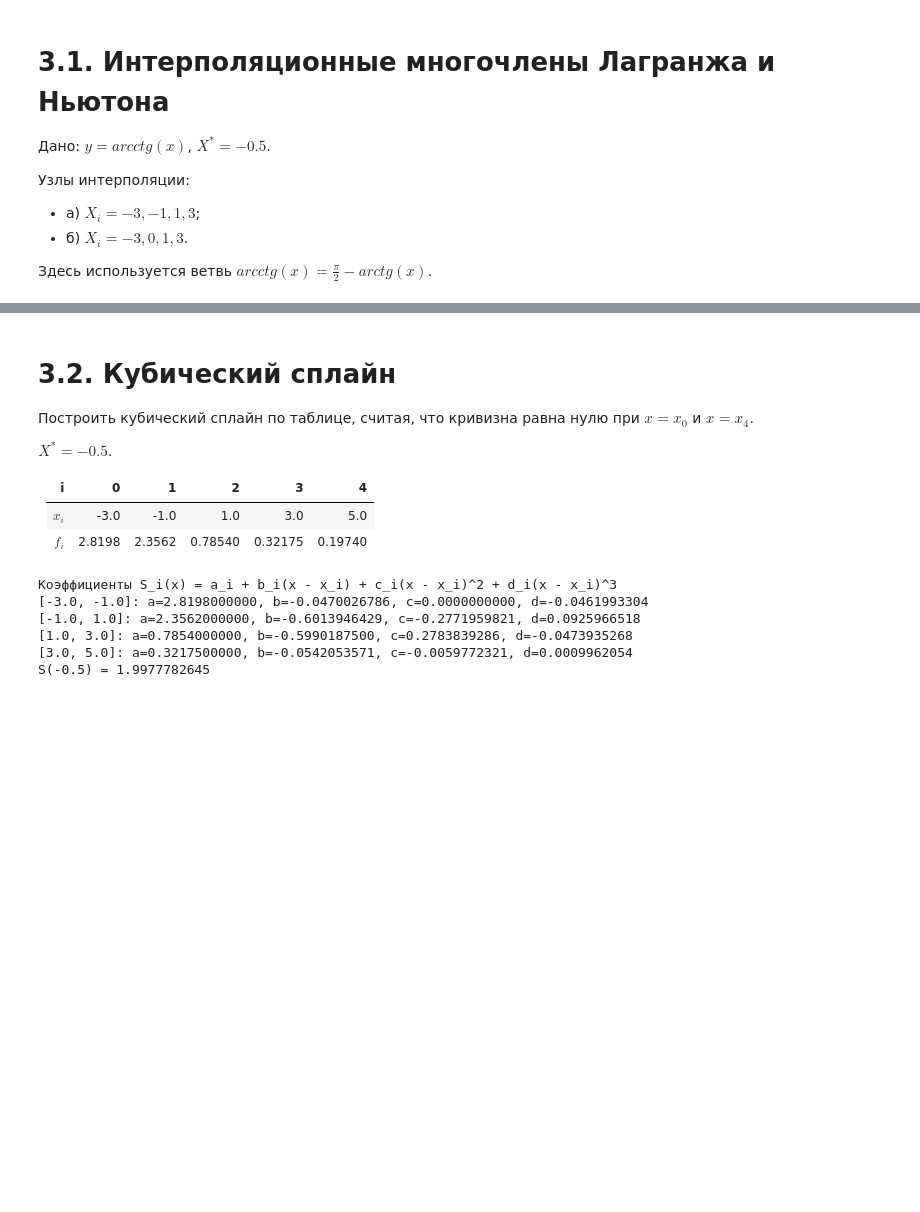
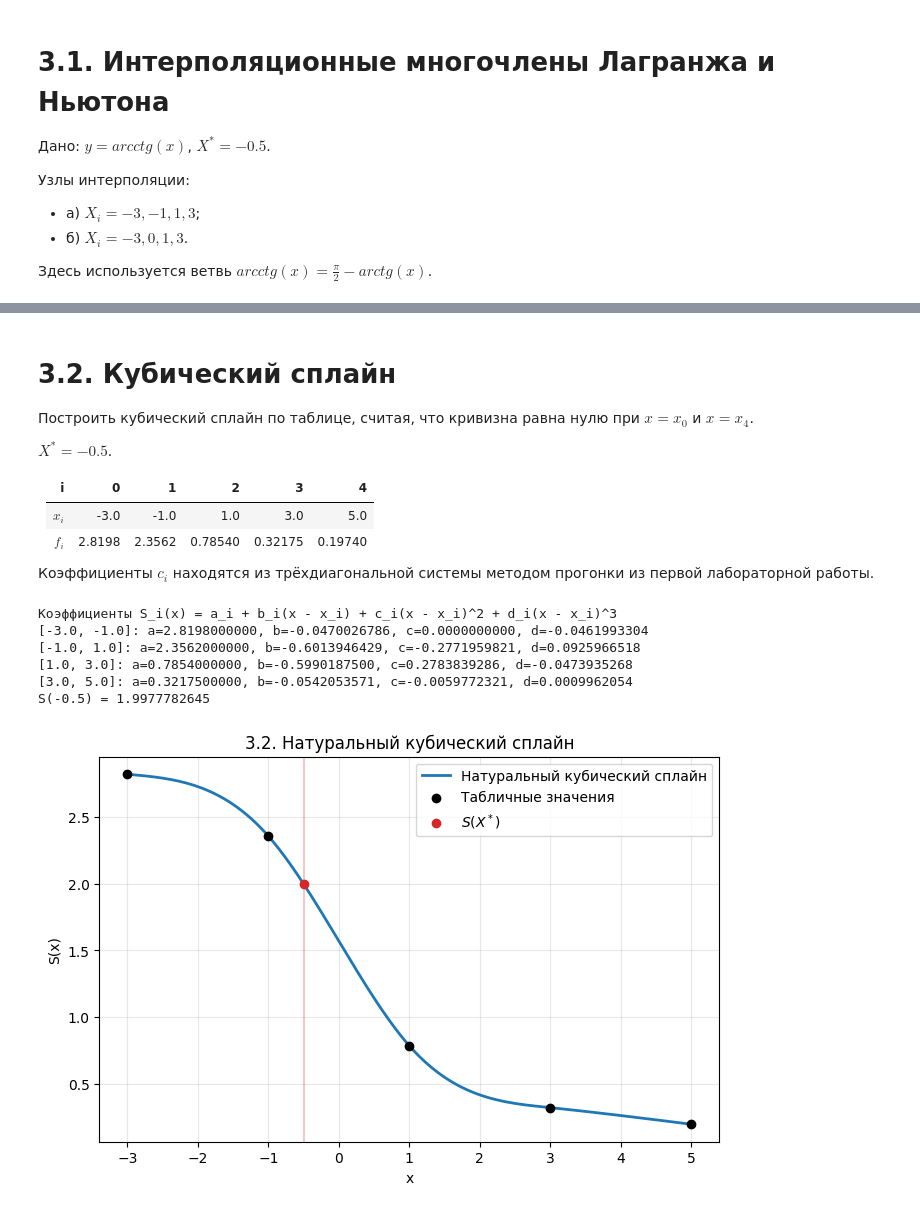
Before and after one commit to Matvey26/mai-numerical-methods, a Jupyter notebook: labs/lab3.ipynb, the cells around one changed output, grey strips where cells are left out. Cells and saved outputs as stored; diff of their text form; code cells hidden in the pictures; blank space fills up the shorter version.

```diff
--- a/labs/lab3.ipynb
+++ b/labs/lab3.ipynb
@@ -96,6 +158,8 @@ $X^* = -0.5$.
 |---|---|---|---|---|---|
 | $x_i$ | -3.0 | -1.0 | 1.0 | 3.0 | 5.0 |
 | $f_i$ | 2.8198 | 2.3562 | 0.78540 | 0.32175 | 0.19740 |
+
+Коэффициенты $c_i$ находятся из трёхдиагональной системы методом прогонки из первой лабораторной работы.
 # %%
 spline_x = np.array([-3.0, -1.0, 1.0, 3.0, 5.0])
 spline_y = np.array([2.8198, 2.3562, 0.78540, 0.32175, 0.19740])
@@ -119,6 +183,23 @@ print(f"S({x_star}) = {spline_value:.10f}")
 [1.0, 3.0]: a=0.7854000000, b=-0.5990187500, c=0.2783839286, d=-0.0473935268
 [3.0, 5.0]: a=0.3217500000, b=-0.0542053571, c=-0.0059772321, d=0.0009962054
 S(-0.5) = 1.9977782645
+# %%
+spline_grid = np.linspace(spline_x[0], spline_x[-1], 500)
+spline_values = np.array([evaluate_cubic_spline(spline_x, coefficients, x) for x in spline_grid])
+
+plt.figure(figsize=(8, 5))
+plt.plot(spline_grid, spline_values, label="Натуральный кубический сплайн", linewidth=2)
+plt.scatter(spline_x, spline_y, color="black", zorder=3, label="Табличные значения")
+plt.scatter([x_star], [spline_value], color="tab:red", zorder=4, label="$S(X^*)$")
+plt.axvline(x_star, color="tab:red", alpha=0.25)
+plt.title("3.2. Натуральный кубический сплайн")
+plt.xlabel("x")
+plt.ylabel("S(x)")
+plt.grid(True, alpha=0.3)
+plt.legend()
+plt.show()
+# %% [output]
+[figure, added]
 # %% [markdown]
 Итоговые контрольные значения:
 
```
Also changed, not shown: parts of 5 cells of this notebook, 7 other files.
